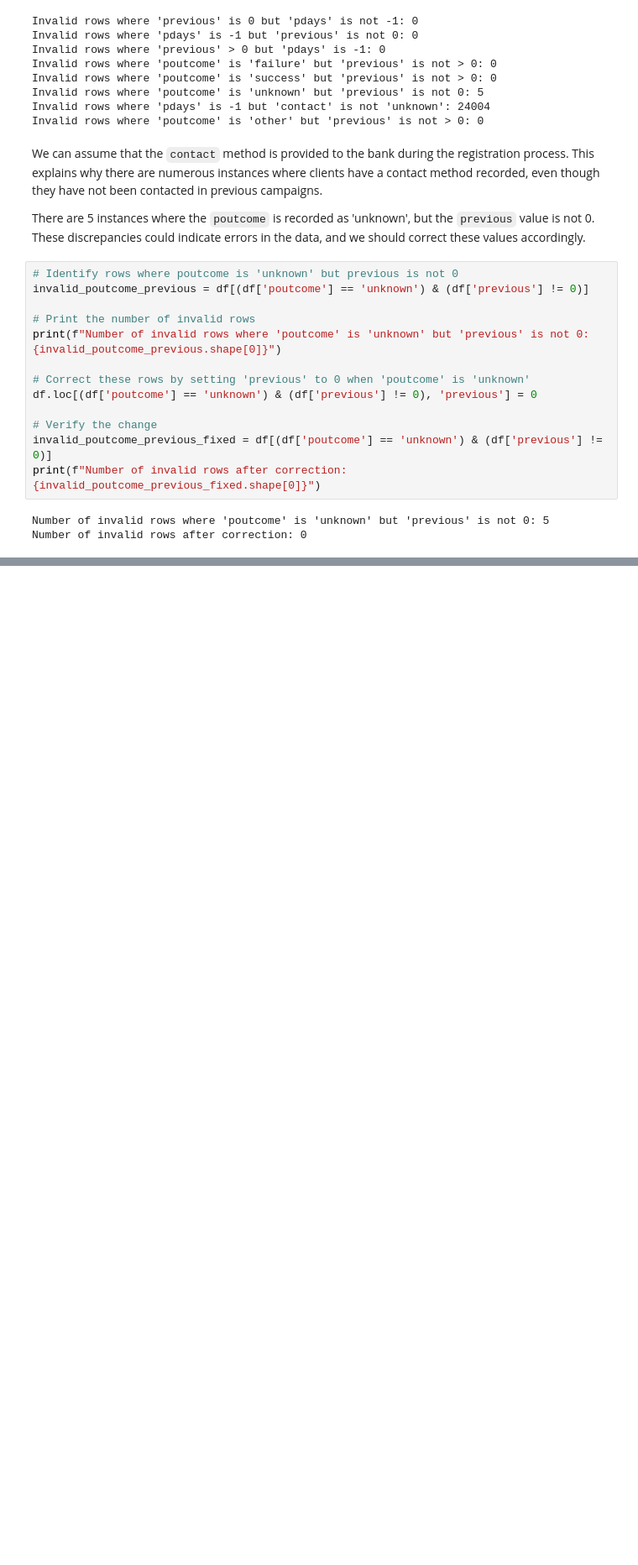
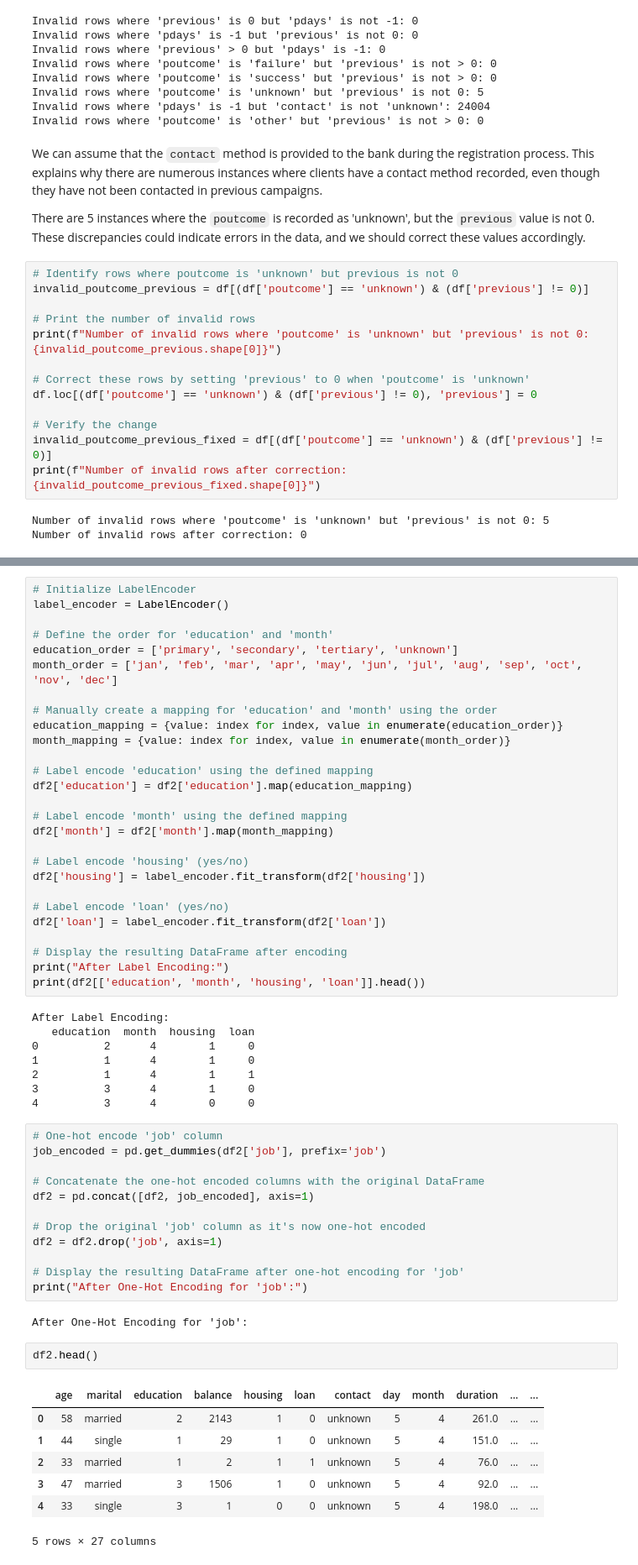
Before and after one commit to senuli-w/CM2604, a Jupyter notebook: 2330973.ipynb, the cells around one changed output, grey strips where cells are left out. Shown at 84% size. Drawn from its saved outputs; the diff is of its cells as text; blank space fills up the shorter version.

```diff
--- a/2330973.ipynb
+++ b/2330973.ipynb
@@ -1039,0 +1078,59 @@ Number of invalid rows after correction: 0
+# %%
+# Initialize LabelEncoder
+label_encoder = LabelEncoder()
+
+# Define the order for 'education' and 'month'
+education_order = ['primary', 'secondary', 'tertiary', 'unknown']
+month_order = ['jan', 'feb', 'mar', 'apr', 'may', 'jun', 'jul', 'aug', 'sep', 'oct', 'nov', 'dec']
+
+# Manually create a mapping for 'education' and 'month' using the order
+education_mapping = {value: index for index, value in enumerate(education_order)}
+month_mapping = {value: index for index, value in enumerate(month_order)}
+
+# Label encode 'education' using the defined mapping
+df2['education'] = df2['education'].map(education_mapping)
+
+# Label encode 'month' using the defined mapping
+df2['month'] = df2['month'].map(month_mapping)
+
+# Label encode 'housing' (yes/no)
+df2['housing'] = label_encoder.fit_transform(df2['housing'])
+
+# Label encode 'loan' (yes/no)
+df2['loan'] = label_encoder.fit_transform(df2['loan'])
+
+# Display the resulting DataFrame after encoding
+print("After Label Encoding:")
+print(df2[['education', 'month', 'housing', 'loan']].head())
+# %% [output]
+After Label Encoding:
+   education  month  housing  loan
+0          2      4        1     0
+1          1      4        1     0
+2          1      4        1     1
+3          3      4        1     0
+4          3      4        0     0
+# %%
+# One-hot encode 'job' column
+job_encoded = pd.get_dummies(df2['job'], prefix='job')
+
+# Concatenate the one-hot encoded columns with the original DataFrame
+df2 = pd.concat([df2, job_encoded], axis=1)
+
+# Drop the original 'job' column as it's now one-hot encoded
+df2 = df2.drop('job', axis=1)
+
+# Display the resulting DataFrame after one-hot encoding for 'job'
+print("After One-Hot Encoding for 'job':")
+# %% [output]
+After One-Hot Encoding for 'job':
+# %%
+df2.head()
+# %% [output]
+|  | age | marital | education | balance | housing | loan | contact | day | month | duration | ... | ... |
+| 0 | 58 | married | 2 | 2143 | 1 | 0 | unknown | 5 | 4 | 261.0 | ... | ... |
+| 1 | 44 | single | 1 | 29 | 1 | 0 | unknown | 5 | 4 | 151.0 | ... | ... |
+| 2 | 33 | married | 1 | 2 | 1 | 1 | unknown | 5 | 4 | 76.0 | ... | ... |
+| 3 | 47 | married | 3 | 1506 | 1 | 0 | unknown | 5 | 4 | 92.0 | ... | ... |
+| 4 | 33 | single | 3 | 1 | 0 | 0 | unknown | 5 | 4 | 198.0 | ... | ... |
+5 rows × 27 columns
```
Also changed, not shown: parts of 19 cells of this notebook.
